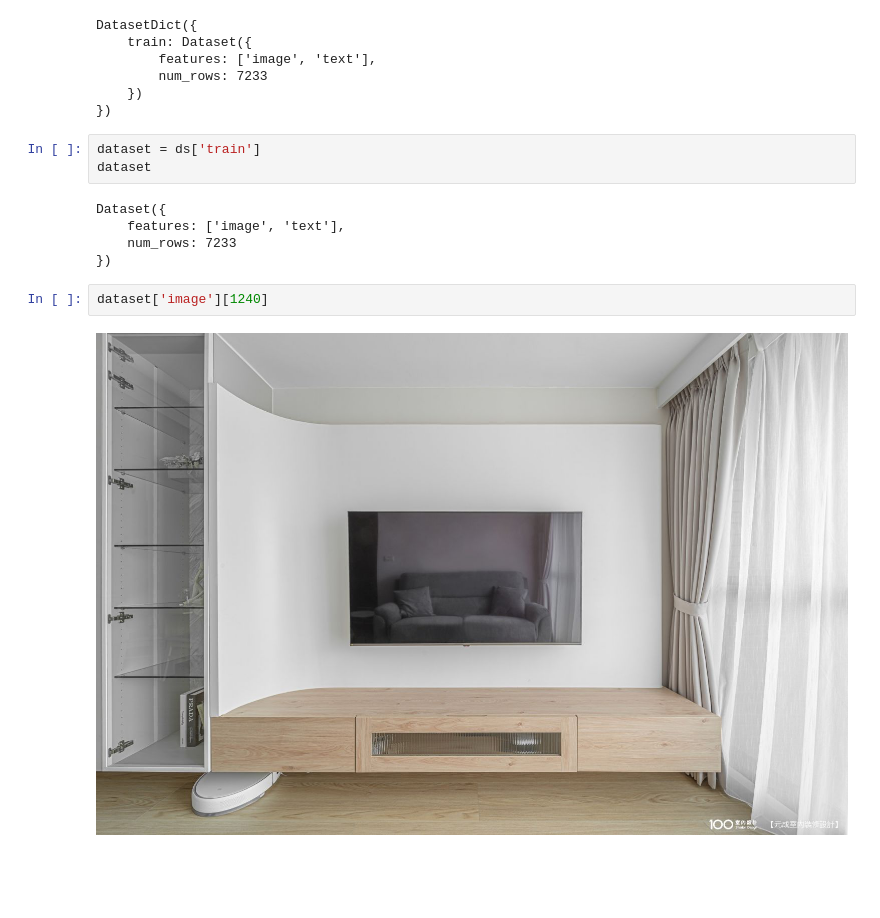
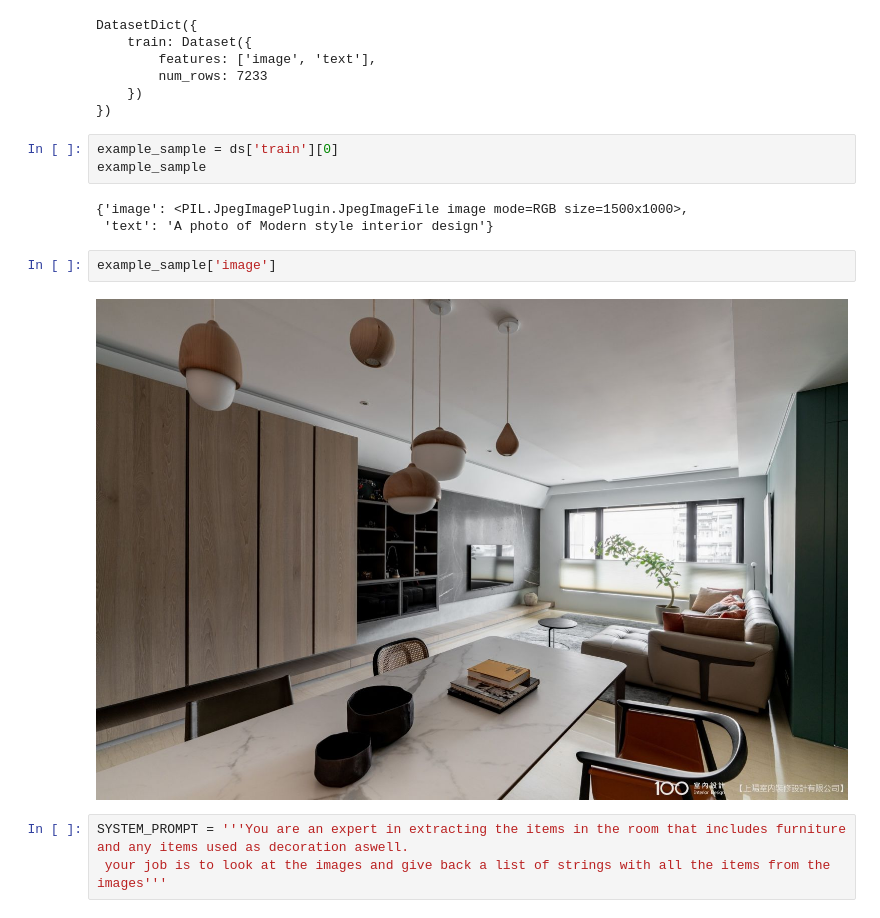
Before and after one commit to faisalkhan4k/RoomMind, a Jupyter notebook: notebooks/image_labelling.ipynb, the cells around one changed output. Cells and saved outputs as stored; diff of their text form; blank space fills up the shorter version.

```diff
--- a/notebooks/image_labelling.ipynb
+++ b/notebooks/image_labelling.ipynb
@@ -14,14 +14,15 @@ DatasetDict({
     })
 })
 # %%
-dataset = ds['train']
-dataset
+example_sample = ds['train'][0]
+example_sample
 # %% [output]
-Dataset({
-    features: ['image', 'text'],
-    num_rows: 7233
-})
+{'image': <PIL.JpegImagePlugin.JpegImageFile image mode=RGB size=1500x1000>,
+ 'text': 'A photo of Modern style interior design'}
-# %%
-dataset['image'][1240]
-# %% [output]
-[figure, removed]
+# %%
+example_sample['image']
+# %% [output]
+[figure, added]
+# %%
+SYSTEM_PROMPT = '''You are an expert in extracting the items in the room that includes furniture and any items used as decoration aswell.
+ your job is to look at the images and give back a list of strings with all the items from the images'''
```
Also changed, not shown: parts of 17 cells of this notebook.
